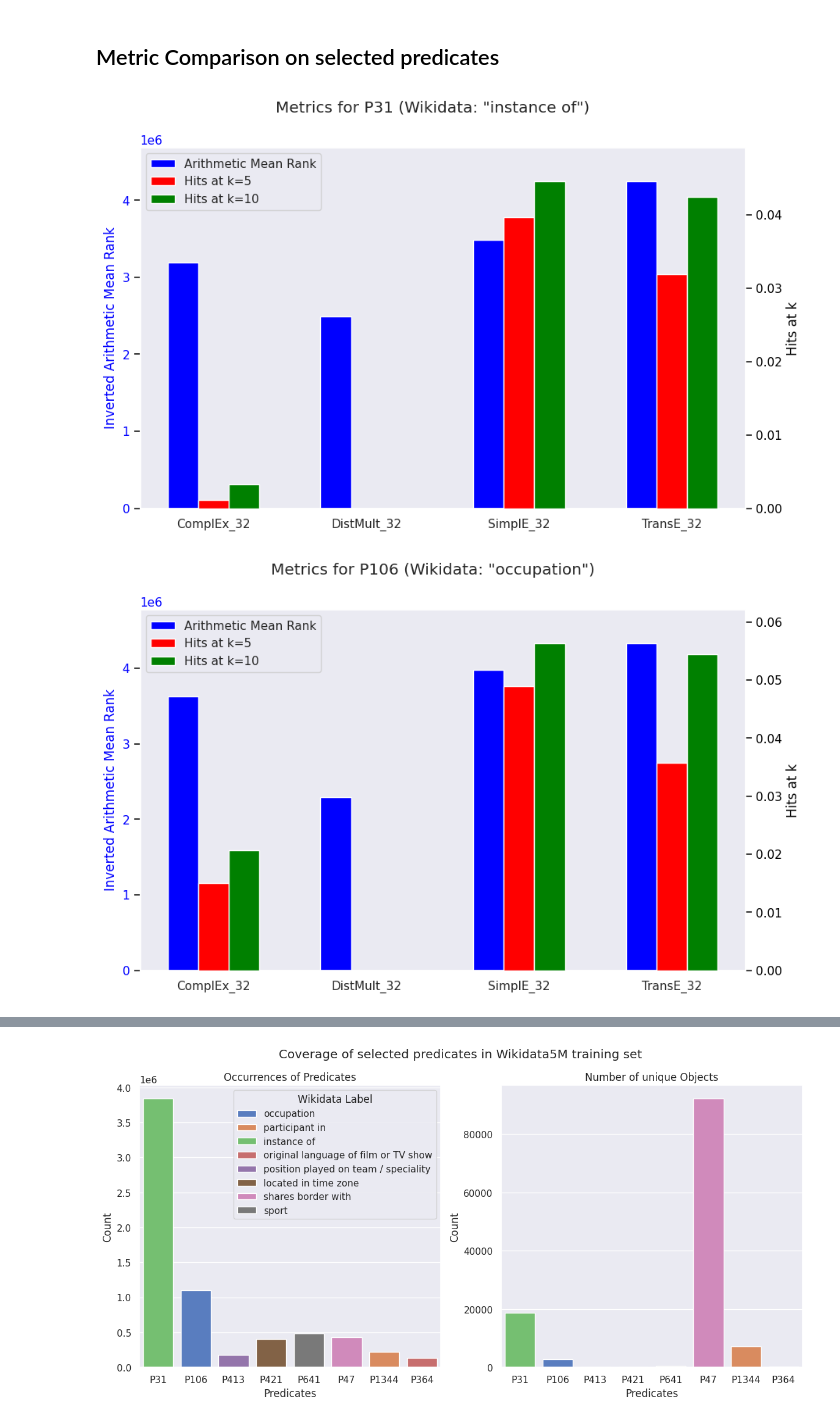
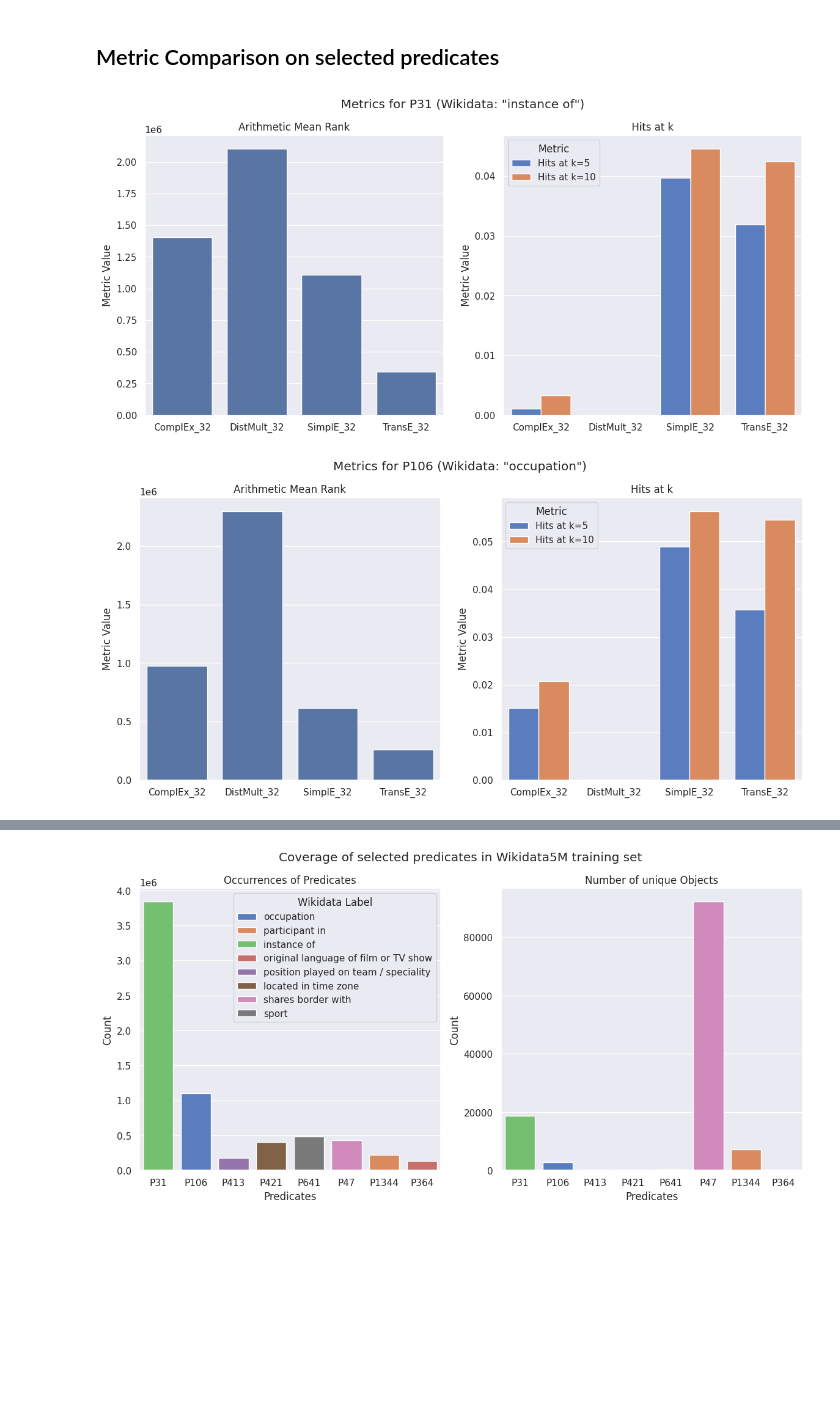
Before and after one commit to mortenterhart/KGE_Query_Completion, a Jupyter notebook: compare_example_predicates.ipynb, the cells around one changed output, grey strips where cells are left out. Drawn from its saved outputs; the diff is of its cells as text; code cells hidden in the pictures; blank space fills up the shorter version.

Commit message:
Split plot of predicate metrics into subplots to make it clearer

```diff
--- a/compare_example_predicates.ipynb
+++ b/compare_example_predicates.ipynb
@@ -78,7 +78,7 @@ dim512_predicate_metrics
 # %% [markdown]
 ## Utility Functions
 # %%
-def get_wikidata_property_names(property_ids: list):
+def get_wikidata_property_labels(property_ids: list) -> dict:
     wikidata_api = 'https://www.wikidata.org/w/api.php'
     params = {
         'action': 'wbgetentities',
@@ -90,11 +90,11 @@ def get_wikidata_property_names(property_ids: list):
 
     response = requests.get(wikidata_api, params).json()
 
-    property_names = []
+    property_labels = {}
     for pid in property_ids:
-        property_names.append(response['entities'][pid]['labels']['en']['value'])
+        property_labels[pid] = response['entities'][pid]['labels']['en']['value']
 
-    return property_names
+    return property_labels
 
 
 def get_metric_label(metric_name):
@@ -106,6 +106,14 @@ def get_metric_label(metric_name):
         return 'Hits at 10'
 
     return metric_name
+
+
+def set_plot_legend_texts(plot_ax, legend_title, legend_labels):
+    legend = plot_ax.get_legend()
+    legend.set_title(legend_title)
+
+    for lt, label in zip(legend.texts, legend_labels):
+        lt.set_text(label)
 # %% [markdown]
 ## Metric Histograms for selected metrics
 # %%
@@ -362,10 +364,11 @@ example_wd_labels
 def plot_selected_predicate_metrics_grouped(predicate_metrics, predicate_list, embedding_dim=32, ylim_extend=1):
     sns.set_theme(style=SEABORN_THEME)
 
-    wikidata_labels = get_wikidata_property_names(predicate_list)
+    wikidata_labels = get_wikidata_property_labels(predicate_list)
 
-    for pred, w_label in zip(predicate_list, wikidata_labels):
+    for pred in predicate_list:
         pred_df = predicate_metrics[predicate_metrics['relation_label'] == pred]
+        w_label = wikidata_labels[pred]
 
         # Sort by metric name to ensure correct ordering
         pred_df = pred_df.sort_values(by=['Metric', 'model'])
@@ -402,37 +405,79 @@ def plot_selected_predicate_metrics_grouped(predicate_metrics, predicate_list, e
         ax1.bar(bar1_pos, inv_amr_values, color=colors[0], width=bar_width, label='Arithmetic Mean Rank', zorder=3)
         ax1.set_ylabel('Inverted Arithmetic Mean Rank', color=colors[0])
         ax1.tick_params(axis='y', labelcolor=colors[0], zorder=0)
         ax1.grid(False)
         ax1.set_xticks(bar2_pos)
         ax1.set_xticklabels(model_labels)
 
         # Create a second y-axis for Hits at 5 and 10
         ax2 = ax1.twinx()
         ax2.bar(bar2_pos, hits5_values['Value'], color=colors[1], width=bar_width, label='Hits at k=5', zorder=3)
         ax2.bar(bar3_pos, hits10_values['Value'], color=colors[2], width=bar_width, label='Hits at k=10', zorder=3)
         ax2.set_ylabel('Hits at k', color='black')
         ax2.tick_params(axis='y', labelcolor='black')
         ax2.grid(False)
 
         # Extend the y-axis to the top to create space for the legend,
         # without overlapping the bars
         ax1.set_ylim(ax1.get_ylim()[0], ax1.get_ylim()[1] * ylim_extend)
         ax2.set_ylim(ax2.get_ylim()[0], ax2.get_ylim()[1] * ylim_extend)
 
         # Combine legends for both axes
         lines, labels = ax1.get_legend_handles_labels()
         lines2, labels2 = ax2.get_legend_handles_labels()
         ax2.legend(lines + lines2, labels + labels2, loc='upper left')
 
-        # Set x-axis label
-        plt.xlabel('Model')
-        # plt.savefig()
-
         # Show plot
         plt.show()
 
 
-plot_selected_predicate_metrics_grouped(dim32_predicate_metrics, example_predicates, embedding_dim=32, ylim_extend=1.05)
+def plot_selected_predicate_metrics_subplots(predicate_metrics, predicate_list, embedding_dim=32):
+    sns.set_theme(style=SEABORN_THEME)
+
+    wikidata_labels = get_wikidata_property_labels(predicate_list)
+
+    for pred in predicate_list:
+        pred_df = predicate_metrics[predicate_metrics['relation_label'] == pred]
+        w_label = wikidata_labels[pred]
+
+        # Sort by metric name to ensure correct ordering
+        pred_df = pred_df.sort_values(by=['Metric', 'model'])
+
+        # Filter values for different metrics
+        amr_values = pred_df[pred_df['Metric'] == 'arithmetic_mean_rank']
+        hits_at_k_values = pred_df[pred_df['Metric'].isin(['hits_at_5', 'hits_at_10'])]
+
+        fig, axes = plt.subplots(1, 2, figsize=(14, 6), sharey=False)
+        fig.suptitle(f'Metrics for {pred} (Wikidata: "{w_label}")')
+        model_labels = ['ComplEx', 'DistMult', 'SimplE', 'TransE']
+
+        if 'complex' not in pred_df['model'].unique():
+            model_labels = ['DistMult', 'SimplE', 'TransE']
+
+        model_labels = [f'{model}_{embedding_dim}' for model in model_labels]
+        hits_at_k_order = ['hits_at_5', 'hits_at_10']
+
+        ax1 = sns.barplot(ax=axes[0], data=amr_values, x='model', y='Value')
+        ax1.set_title('Arithmetic Mean Rank')
+        ax1.set_xlabel('')
+        ax1.set_ylabel('Metric Value')
+        ax1.set_xticks(np.arange(len(model_labels)))
+        ax1.set_xticklabels(model_labels)
+
+        ax2 = sns.barplot(ax=axes[1], data=hits_at_k_values, x='model', y='Value', hue='Metric', hue_order=hits_at_k_order, palette='muted')
+        ax2.set_title('Hits at k')
+        ax2.set_xlabel('')
+        ax2.set_ylabel('Metric Value')
+        ax2.set_xticks(np.arange(len(model_labels)))
+        ax2.set_xticklabels(model_labels)
+
+        set_plot_legend_texts(ax2, 'Metric', ['Hits at k=5', 'Hits at k=10'])
+
+        plt.show()
+
+
+# plot_selected_predicate_metrics_grouped(dim32_predicate_metrics, example_predicates, embedding_dim=32, ylim_extend=1.05)
+plot_selected_predicate_metrics_subplots(dim32_predicate_metrics, example_predicates, embedding_dim=32)
 # %% [output]
-[figure, old version]
+[figure, new version]
-[figure, old version]
+[figure, new version]
```
Also changed, not shown: parts of 6 cells of this notebook.
